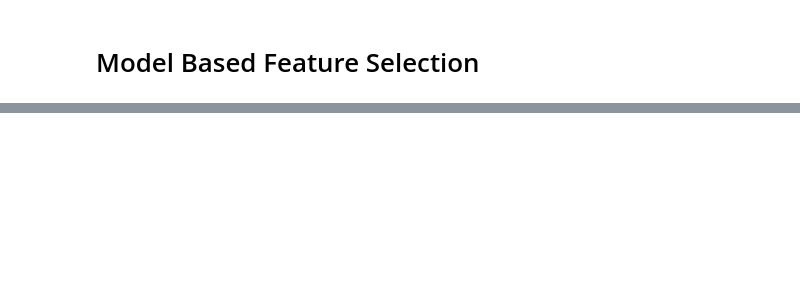
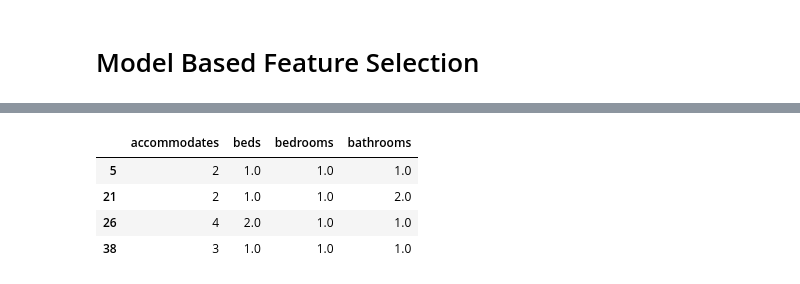
Before and after one commit to TanKenny/AirbnbEstimator, a Jupyter notebook: airbnb.ipynb, the cells around one changed output, grey strips where cells are left out. Saved outputs shown, nothing was run; the diff lists cells and outputs as text; code cells hidden in the pictures; blank space fills up the shorter version.

```diff
--- a/airbnb.ipynb
+++ b/airbnb.ipynb
@@ -262,0 +287,8 @@ The shape of X_train_s is  (2051, 5)
+# %%
+df_features[0:4]
+# %% [output]
+|  | accommodates | beds | bedrooms | bathrooms |
+| 5 | 2 | 1.0 | 1.0 | 1.0 |
+| 21 | 2 | 1.0 | 1.0 | 2.0 |
+| 26 | 4 | 2.0 | 1.0 | 1.0 |
+| 38 | 3 | 1.0 | 1.0 | 1.0 |
```
Also changed, not shown: parts of 19 cells of this notebook.
